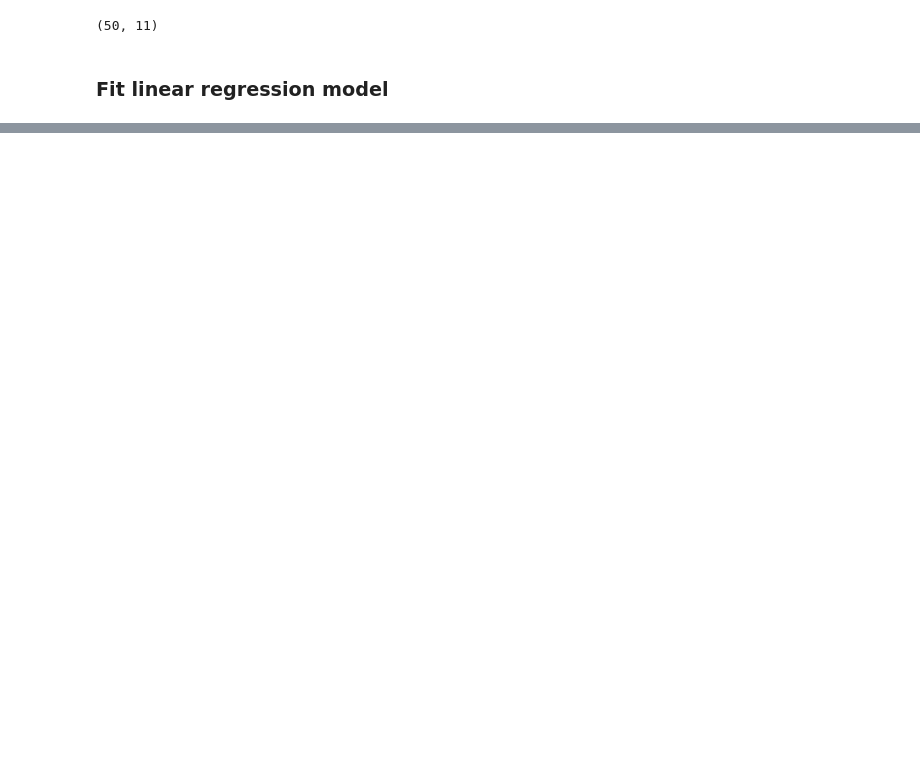
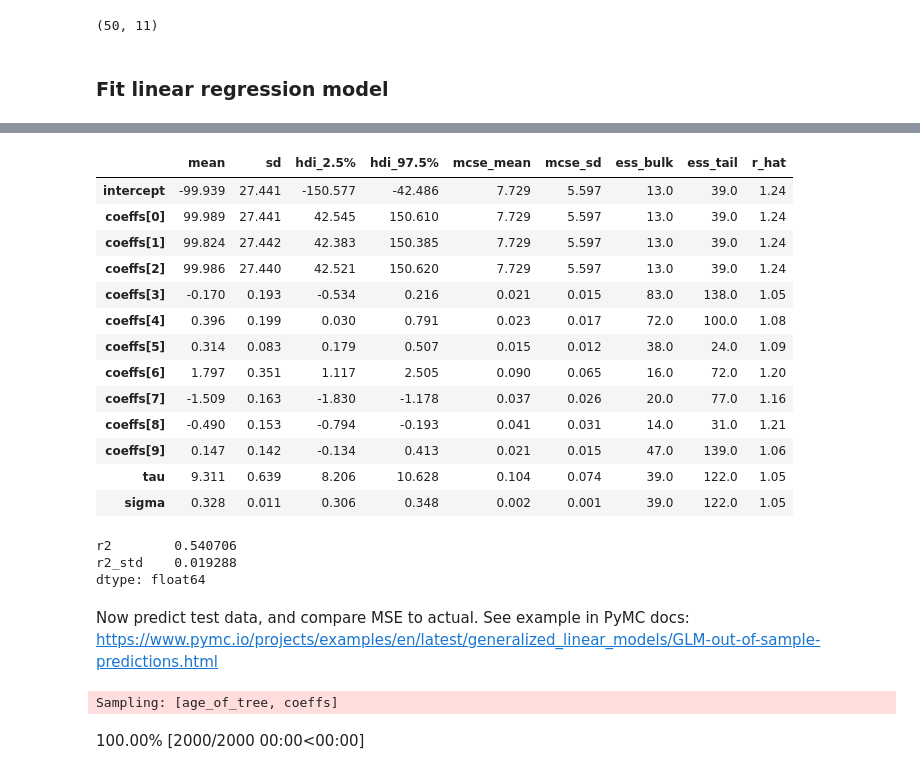
Before and after one commit to spencervore-dev/bayesian_neural_net_course_project, a Jupyter notebook: Project_Code_VoreSpencer.ipynb, the cells around one changed output, grey strips where cells are left out. Drawn from its saved outputs; the diff is of its cells as text; code cells hidden in the pictures; blank space fills up the shorter version.

Commit message:
Fit bayesian linear regression to the dataset

```diff
--- a/Project_Code_VoreSpencer.ipynb
+++ b/Project_Code_VoreSpencer.ipynb
@@ -180,3 +181,6 @@ data_preper.stdevs
  6: 0.10802485934416967,
  7: 0.1320983164834733,
  8: 3.2358645064622427}
+# %%
+X_train = train_data_std.drop(8, axis=1).to_numpy()
+y_train = train_data_std[8].to_numpy()
@@ -200,2 +223,22 @@ test_data_std.shape
 # %% [markdown]
 ### Fit linear regression model
+# %%
+with pm.Model() as m_linear:
+    # associate data with model (this makes prediction easier)
+    X_data = pm.Data("X", X_train, mutable=True)
+    y_data = pm.Data("y", y_train, mutable=True)
+
+    # priors
+    intercept = pm.Normal("intercept", mu=0, sigma=1000)
+    coeffs = pm.Normal("coeffs", mu=0, sigma=1000, shape=X_data.shape[1])
+    tau = pm.Gamma("tau", alpha=0.001, beta=0.001)
+    sigma = pm.Deterministic("sigma", 1 / pm.math.sqrt(tau))
+
+    mu = intercept + pm.math.dot(X_data, coeffs)
+
+    # likelihood
+    pm.Normal("age_of_tree", mu=mu, sigma=sigma, observed=y_data)
+
+    # start sampling
+    trace_linear = pm.sample(500, target_accept=0.95)
+    pm.sample_posterior_predictive(trace_linear, extend_inferencedata=True)
@@ -201,0 +264,35 @@ test_data_std.shape
+# %%
+az.summary(trace_linear, hdi_prob=0.95)
+# %% [output]
+|  | mean | sd | hdi_2.5% | hdi_97.5% | mcse_mean | mcse_sd | ess_bulk | ess_tail | r_hat |
+| intercept | -99.939 | 27.441 | -150.577 | -42.486 | 7.729 | 5.597 | 13.0 | 39.0 | 1.24 |
+| coeffs[0] | 99.989 | 27.441 | 42.545 | 150.610 | 7.729 | 5.597 | 13.0 | 39.0 | 1.24 |
+| coeffs[1] | 99.824 | 27.442 | 42.383 | 150.385 | 7.729 | 5.597 | 13.0 | 39.0 | 1.24 |
+| coeffs[2] | 99.986 | 27.440 | 42.521 | 150.620 | 7.729 | 5.597 | 13.0 | 39.0 | 1.24 |
+| coeffs[3] | -0.170 | 0.193 | -0.534 | 0.216 | 0.021 | 0.015 | 83.0 | 138.0 | 1.05 |
+| coeffs[4] | 0.396 | 0.199 | 0.030 | 0.791 | 0.023 | 0.017 | 72.0 | 100.0 | 1.08 |
+| coeffs[5] | 0.314 | 0.083 | 0.179 | 0.507 | 0.015 | 0.012 | 38.0 | 24.0 | 1.09 |
+| coeffs[6] | 1.797 | 0.351 | 1.117 | 2.505 | 0.090 | 0.065 | 16.0 | 72.0 | 1.20 |
+| coeffs[7] | -1.509 | 0.163 | -1.830 | -1.178 | 0.037 | 0.026 | 20.0 | 77.0 | 1.16 |
+| coeffs[8] | -0.490 | 0.153 | -0.794 | -0.193 | 0.041 | 0.031 | 14.0 | 31.0 | 1.21 |
+| coeffs[9] | 0.147 | 0.142 | -0.134 | 0.413 | 0.021 | 0.015 | 47.0 | 139.0 | 1.06 |
+| tau | 9.311 | 0.639 | 8.206 | 10.628 | 0.104 | 0.074 | 39.0 | 122.0 | 1.05 |
+| sigma | 0.328 | 0.011 | 0.306 | 0.348 | 0.002 | 0.001 | 39.0 | 122.0 | 1.05 |
+# %%
+y_pred = trace_linear.posterior_predictive.stack(sample=("chain", "draw"))[
+    "age_of_tree"
+].values.T
+az.r2_score(y_train, y_pred)
+# %% [output]
+r2        0.540706
+r2_std    0.019288
+dtype: float64
+# %% [markdown]
+Now predict test data, and compare MSE to actual.
+See example in PyMC docs: https://www.pymc.io/projects/examples/en/latest/generalized_linear_models/GLM-out-of-sample-predictions.html
+# %%
+pm.set_data({"X": X_test, "y": y_test}, model=m_linear)
+ppc = pm.sample_posterior_predictive(trace_linear, model=m_linear, predictions=True)
+# %% [output]
+Sampling: [age_of_tree, coeffs]
+100.00% [2000/2000 00:00<00:00]
```
Also changed, not shown: parts of 15 cells of this notebook, 1 other file.
